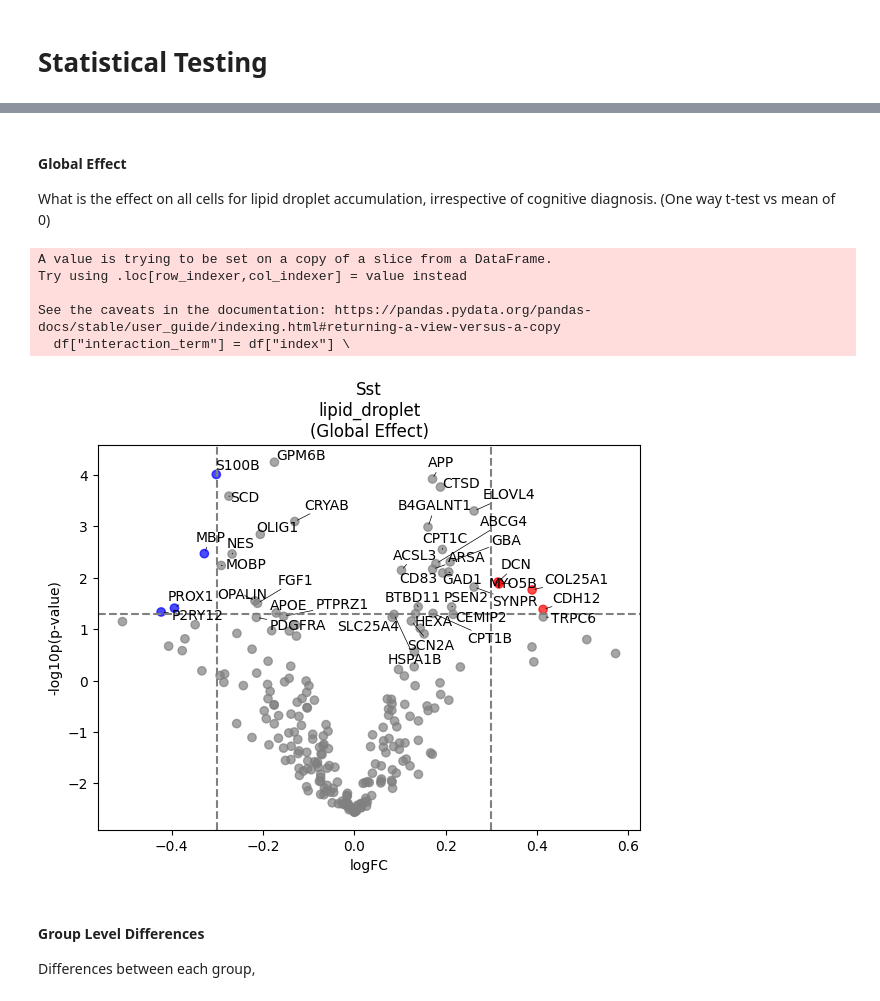
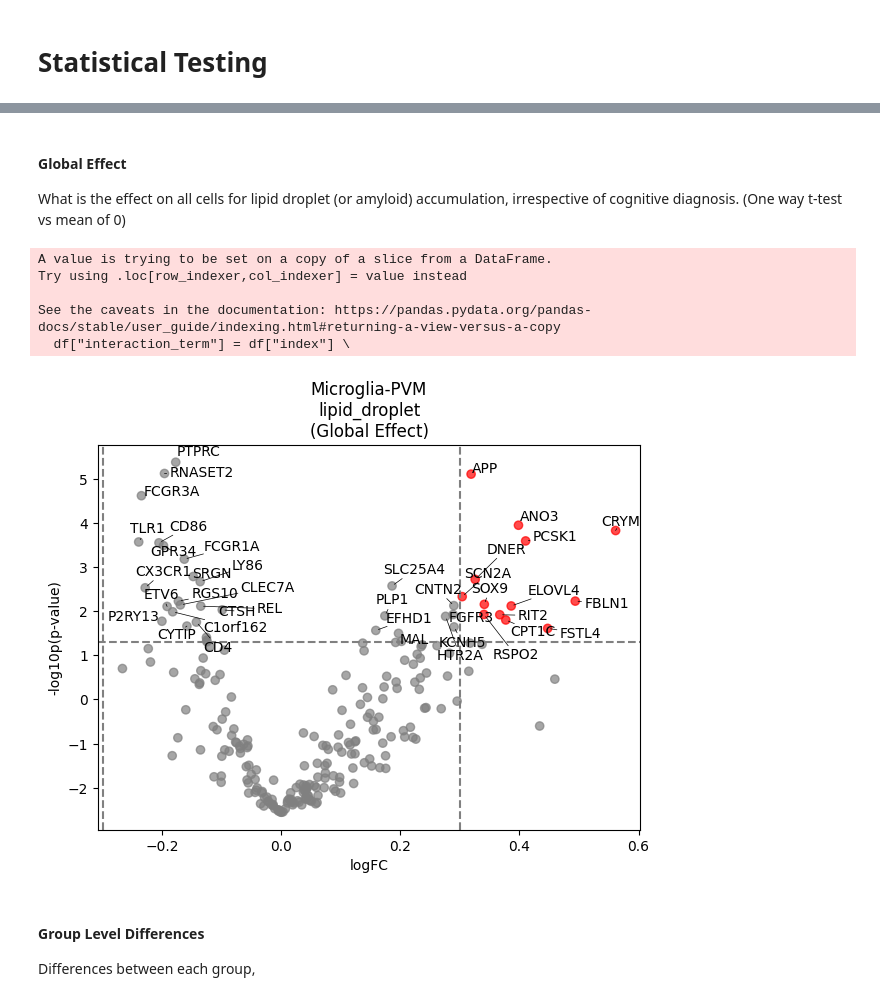
Before and after one commit to jhaberbe/differential-expression-methods, a Jupyter notebook: scratch/notebook.ipynb, the cells around one changed output, grey strips where cells are left out. Drawn from its saved outputs; the diff is of its cells as text; code cells hidden in the pictures.

```diff
--- a/scratch/notebook.ipynb
+++ b/scratch/notebook.ipynb
@@ -82,4 +87,0 @@ pickle.dump(results, open(f"{output_folder}/{cell_type.replace('/', '-')}.pickle
-# %%
-cell_type = "Sst"
-results = pickle.load(open("/home/jhaberbe/Projects/Personal/using_parameters_instead/output/test/Sst.pickle", "rb"))
-results
@@ -129,39 +137,39 @@ summarizer.summary_dataframe(results, covariate="lipid_droplet")
 # %% [markdown]
 #### Global Effect
-What is the effect on all cells for lipid droplet accumulation, irrespective of cognitive diagnosis. (One way t-test vs mean of 0)
+What is the effect on all cells for lipid droplet (or amyloid) accumulation, irrespective of cognitive diagnosis. (One way t-test vs mean of 0)
 # %%
 import scipy.stats
 
 def global_effect_plot(results, output_location, design_matrix_factory=design_matrix_factory, covariate = "lipid_droplet"):
     summarizer = summary.ModelResultSummarizer(design_matrix_factory)
     df = summarizer.summary_dataframe(results, covariate=covariate)
     df = df.drop(["specimen", "interaction_term"], axis=1)
 
     table = pd.DataFrame({
         feature: {
             "statistic": test_result.statistic,
             "pvalue": test_result.pvalue * 366,
             "logFC": df[feature].mean(),
             "std": df[feature].std(),
         }
         for feature, test_result in {feature: scipy.stats.ttest_1samp(df[feature], 0) for feature in df.columns}.items()
     }).T.eval("log10p = -log10(pvalue)").rename(columns=dict(log10p = "-log10p"))
 
     plotting.volcano_plot(table, .3, top_n_genes=40)
 
     plt.title(f"{cell_type}\n{covariate}\n(Global Effect)")
     plt.savefig(output_location)
 
 # for cell_type in adata.obs["cell_type"].unique():
-results = pickle.load(open(f"/home/jhaberbe/Projects/Personal/using_parameters_instead/output/test/{cell_type.replace('/', '-')}.pickle", "rb"))
-global_effect_plot(results, output_location=f"/home/jhaberbe/Projects/Personal/using_parameters_instead/output/test/{cell_type}.svg")
+results = pickle.load(open(f"{output_folder}/{cell_type.replace('/', '-')}.pickle", "rb"))
+global_effect_plot(results, output_location=f"{output_folder}/{cell_type}.svg")
 # %% [output]
 A value is trying to be set on a copy of a slice from a DataFrame.
 Try using .loc[row_indexer,col_indexer] = value instead
 
 See the caveats in the documentation: https://pandas.pydata.org/pandas-docs/stable/user_guide/indexing.html#returning-a-view-versus-a-copy
   df["interaction_term"] = df["index"] \
-[figure, old version]
+[figure, new version]
 # %% [markdown]
 #### Group Level Differences
 Differences between each group,
```
Also changed, not shown: parts of 12 cells of this notebook.
